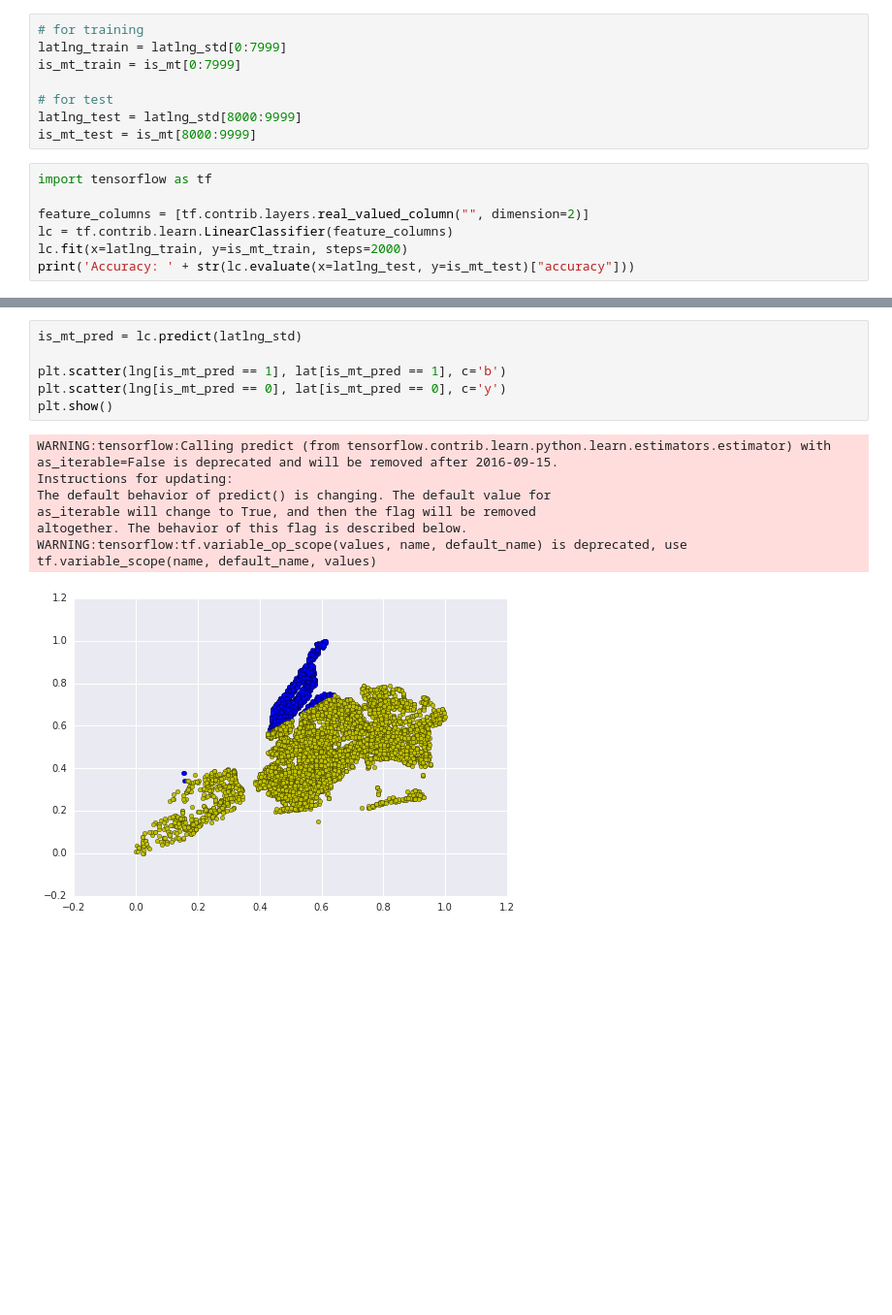
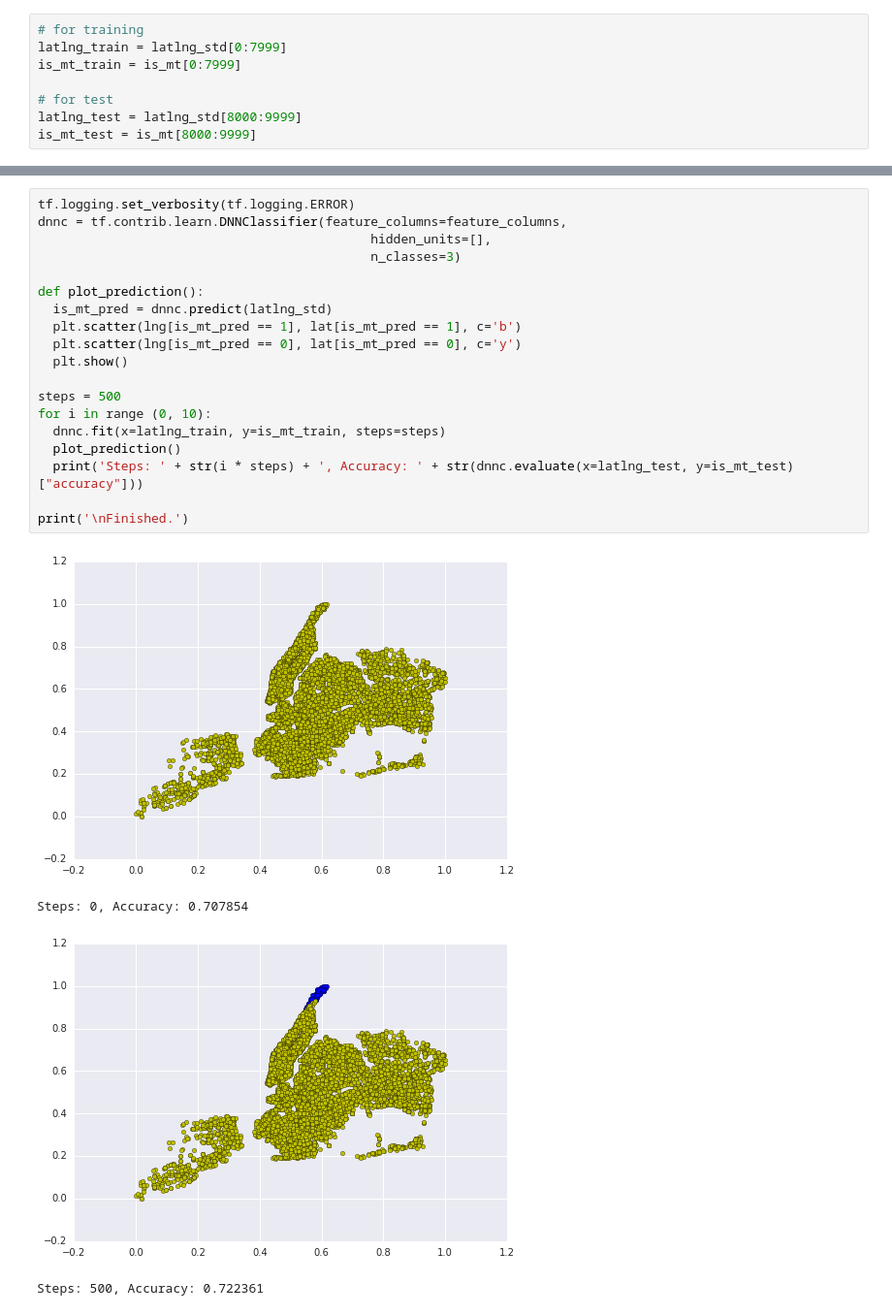
Before and after one commit to chakas/TensorFlow-for-absolute-beginners, a Jupyter notebook: 2. Classify Manhattan with TensorFlow.ipynb, the cells around one changed output, grey strips where cells are left out. Shown: that part at 97% size. Drawn from its saved outputs; the diff is of its cells as text; blank space fills up the shorter version.

```diff
--- a/2. Classify Manhattan with TensorFlow.ipynb
+++ b/2. Classify Manhattan with TensorFlow.ipynb
@@ -92,10 +92,3 @@ is_mt_train = is_mt[0:7999]
 # for test
 latlng_test = latlng_std[8000:9999]
 is_mt_test = is_mt[8000:9999]
-# %%
-import tensorflow as tf
-
-feature_columns = [tf.contrib.layers.real_valued_column("", dimension=2)]
-lc = tf.contrib.learn.LinearClassifier(feature_columns)
-lc.fit(x=latlng_train, y=is_mt_train, steps=2000)
-print('Accuracy: ' + str(lc.evaluate(x=latlng_test, y=is_mt_test)["accuracy"]))
@@ -111,14 +95,24 @@ Accuracy: 0.950475
 # %%
-is_mt_pred = lc.predict(latlng_std)
+tf.logging.set_verbosity(tf.logging.ERROR)
+dnnc = tf.contrib.learn.DNNClassifier(feature_columns=feature_columns,
+                                            hidden_units=[],
+                                            n_classes=3)
 
-plt.scatter(lng[is_mt_pred == 1], lat[is_mt_pred == 1], c='b')
-plt.scatter(lng[is_mt_pred == 0], lat[is_mt_pred == 0], c='y')
-plt.show()
+def plot_prediction():
+  is_mt_pred = dnnc.predict(latlng_std)
+  plt.scatter(lng[is_mt_pred == 1], lat[is_mt_pred == 1], c='b')
+  plt.scatter(lng[is_mt_pred == 0], lat[is_mt_pred == 0], c='y')
+  plt.show()
+
+steps = 500
+for i in range (0, 10):
+  dnnc.fit(x=latlng_train, y=is_mt_train, steps=steps)
+  plot_prediction()
+  print('Steps: ' + str(i * steps) + ', Accuracy: ' + str(dnnc.evaluate(x=latlng_test, y=is_mt_test)["accuracy"]))
+
+print('\nFinished.')
 # %% [output]
+[figure, new version]
-WARNING:tensorflow:Calling predict (from tensorflow.contrib.learn.python.learn.estimators.estimator) with as_iterable=False is deprecated and will be removed after 2016-09-15.
-Instructions for updating:
-The default behavior of predict() is changing. The default value for
-as_iterable will change to True, and then the flag will be removed
-altogether. The behavior of this flag is described below.
-WARNING:tensorflow:tf.variable_op_scope(values, name, default_name) is deprecated, use tf.variable_scope(name, default_name, values)
+Steps: 0, Accuracy: 0.707854
-[figure, old version]
+[figure, added]
+Steps: 500, Accuracy: 0.722361
```
Also changed, not shown: parts of 8 cells of this notebook.
